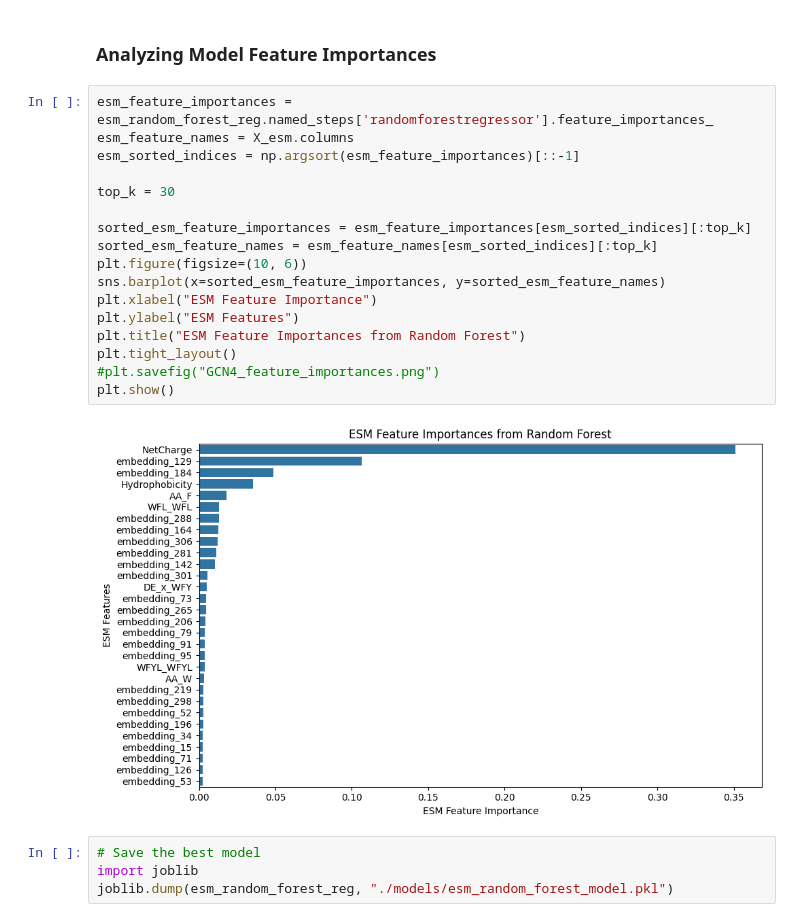
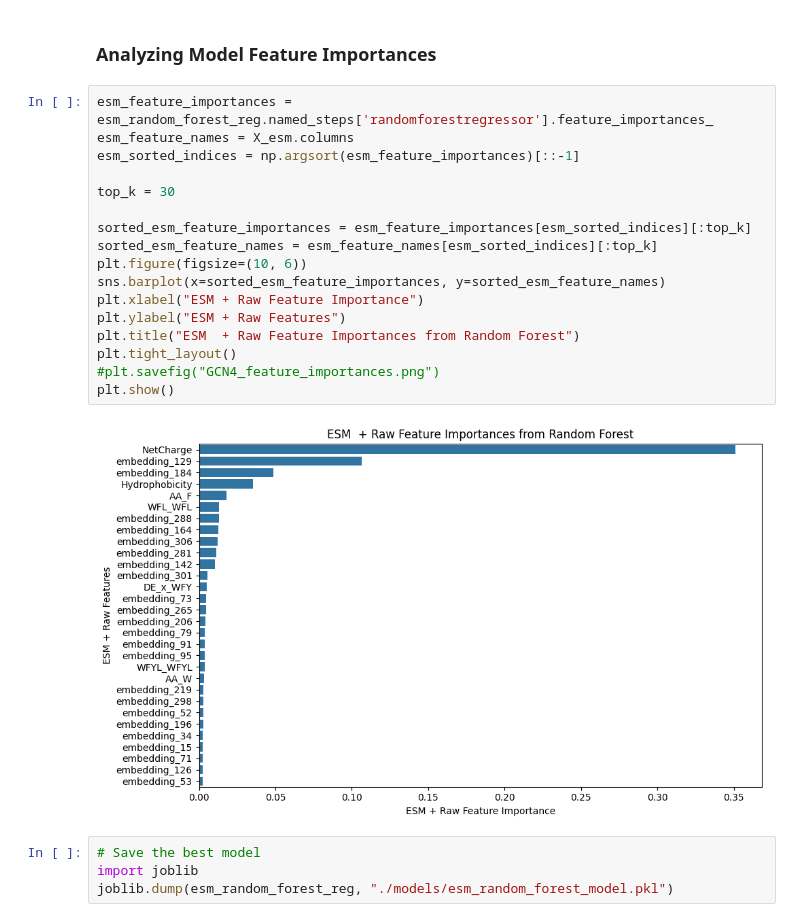
Before and after one commit to Qamil-Mirza/compbio146-berkeley, a Jupyter notebook: ds4bio-sp25/final-group/activity-predictor.ipynb, the cells around one changed output. Saved outputs shown, nothing was run; the diff lists cells and outputs as text.

Commit message:
update plots

```diff
--- a/ds4bio-sp25/final-group/activity-predictor.ipynb
+++ b/ds4bio-sp25/final-group/activity-predictor.ipynb
@@ -813,22 +813,22 @@ esm_results_df.head()
 # %%
 esm_feature_importances = esm_random_forest_reg.named_steps['randomforestregressor'].feature_importances_
 esm_feature_names = X_esm.columns
 esm_sorted_indices = np.argsort(esm_feature_importances)[::-1]
 
 top_k = 30
 
 sorted_esm_feature_importances = esm_feature_importances[esm_sorted_indices][:top_k]
 sorted_esm_feature_names = esm_feature_names[esm_sorted_indices][:top_k]
 plt.figure(figsize=(10, 6))
 sns.barplot(x=sorted_esm_feature_importances, y=sorted_esm_feature_names)
-plt.xlabel("ESM Feature Importance")
-plt.ylabel("ESM Features")
-plt.title("ESM Feature Importances from Random Forest")
+plt.xlabel("ESM + Raw Feature Importance")
+plt.ylabel("ESM + Raw Features")
+plt.title("ESM  + Raw Feature Importances from Random Forest")
 plt.tight_layout()
 #plt.savefig("GCN4_feature_importances.png")
 plt.show()
 # %% [output]
-[figure, old version]
+[figure, new version]
 # %%
 # Save the best model
 import joblib
```
Also changed, not shown: 1 other file.
